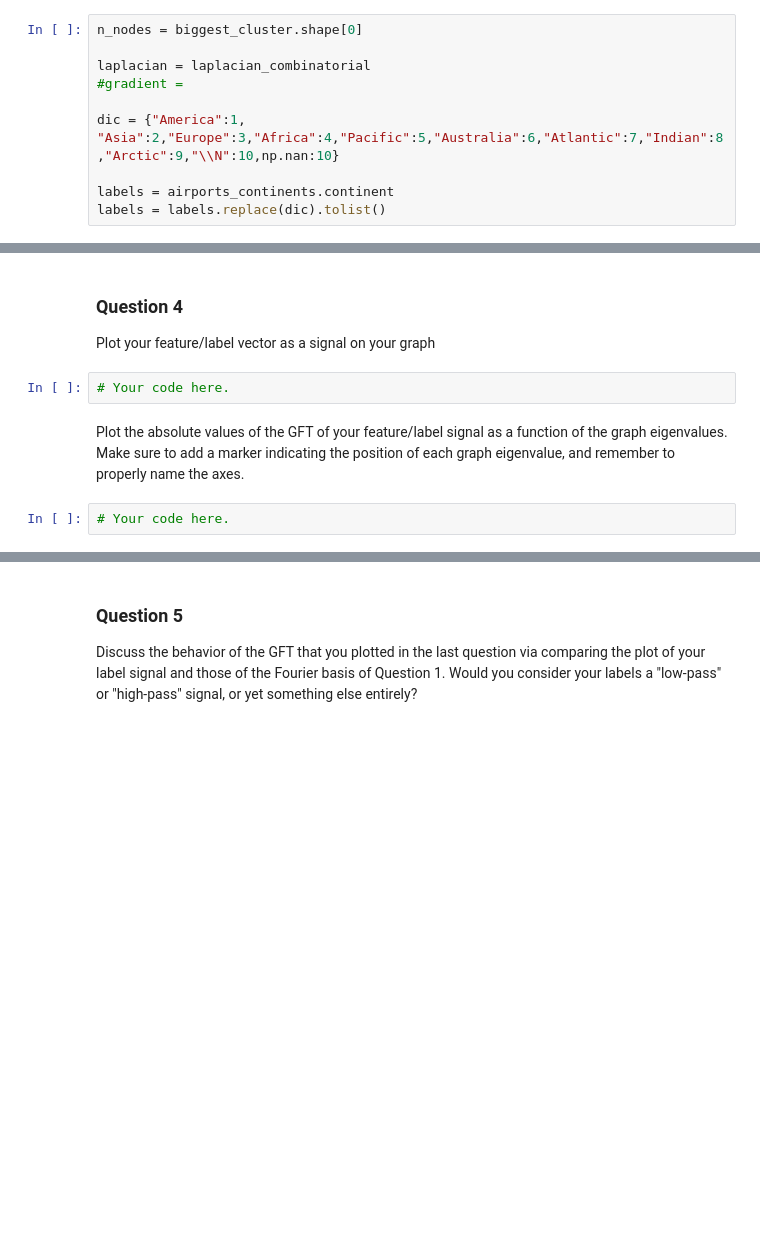
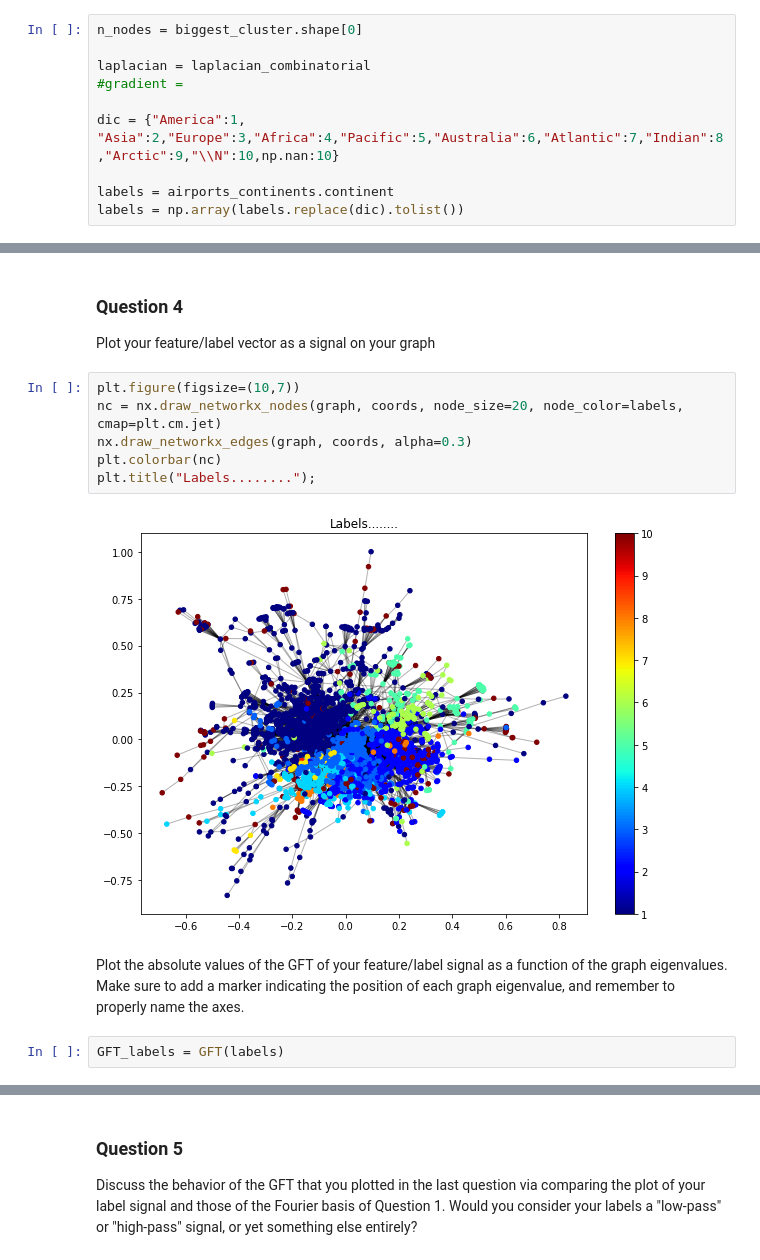
Before and after one commit to AmauV/NTDS, a Jupyter notebook: 4_graph_signal_processing.ipynb, the cells around one changed output, grey strips where cells are left out. Cells and saved outputs as stored; diff of their text form; blank space fills up the shorter version.

```diff
--- a/4_graph_signal_processing.ipynb
+++ b/4_graph_signal_processing.ipynb
@@ -157,7 +157,7 @@ laplacian = laplacian_combinatorial
 dic = {"America":1, "Asia":2,"Europe":3,"Africa":4,"Pacific":5,"Australia":6,"Atlantic":7,"Indian":8,"Arctic":9,"\\N":10,np.nan:10}
 
 labels = airports_continents.continent
-labels = labels.replace(dic).tolist()
+labels = np.array(labels.replace(dic).tolist())
 # %% [markdown]
 ## 1 - Graph Fourier Transform
 
@@ -246,9 +247,15 @@ def iGFT(x):
 ### Question 4
 
 Plot your feature/label vector as a signal on your graph
-# %%
-# Your code here.
+# %%
+plt.figure(figsize=(10,7))
+nc = nx.draw_networkx_nodes(graph, coords, node_size=20, node_color=labels, cmap=plt.cm.jet)
+nx.draw_networkx_edges(graph, coords, alpha=0.3)
+plt.colorbar(nc)
+plt.title("Labels........");
+# %% [output]
+[figure, added]
 # %% [markdown]
 Plot the absolute values of the GFT of your feature/label signal as a function of the graph eigenvalues. Make sure to add a marker indicating the position of each graph eigenvalue, and remember to properly name the axes.
-# %%
-# Your code here.
+# %%
+GFT_labels = GFT(labels)
```
Also changed, not shown: parts of 37 cells of this notebook.
